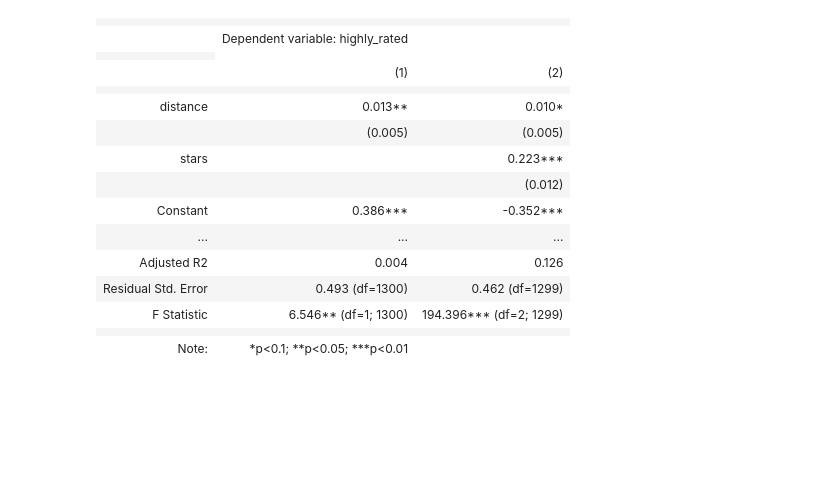
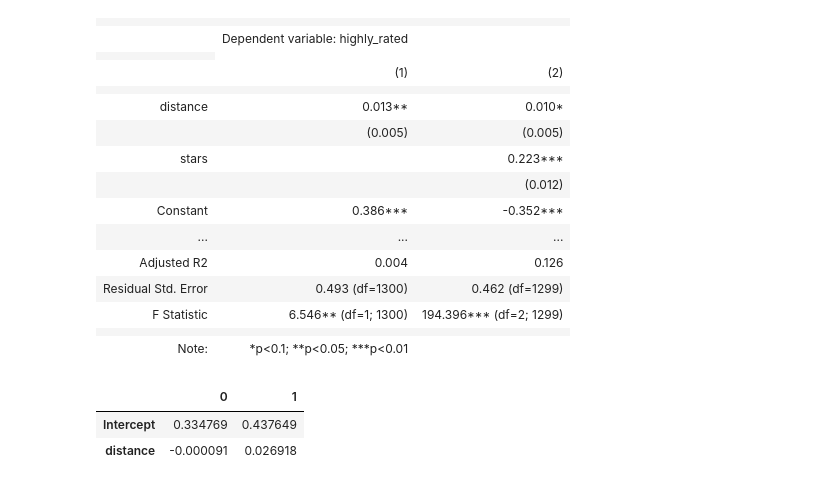
Before and after one commit to mateschieszler/DA2_2023, a Jupyter notebook: work-files/assignment2/Assignment-2_code_work.ipynb, the cells around one changed output. Saved outputs shown, nothing was run; the diff lists cells and outputs as text; code cells hidden in the pictures; blank space fills up the shorter version.

```diff
--- a/work-files/assignment2/Assignment-2_code_work.ipynb
+++ b/work-files/assignment2/Assignment-2_code_work.ipynb
@@ -464,3 +464,9 @@ stargazer
 | F Statistic | 6.546** (df=1; 1300) | 194.396*** (df=2; 1299) |
 |  |  |  |
 | Note: | *p<0.1; **p<0.05; ***p<0.01 |  |
+# %%
+lpm1.conf_int(alpha=0.01)
+# %% [output]
+|  | 0 | 1 |
+| Intercept | 0.334769 | 0.437649 |
+| distance | -0.000091 | 0.026918 |
```
Also changed, not shown: parts of 9 cells of this notebook.
